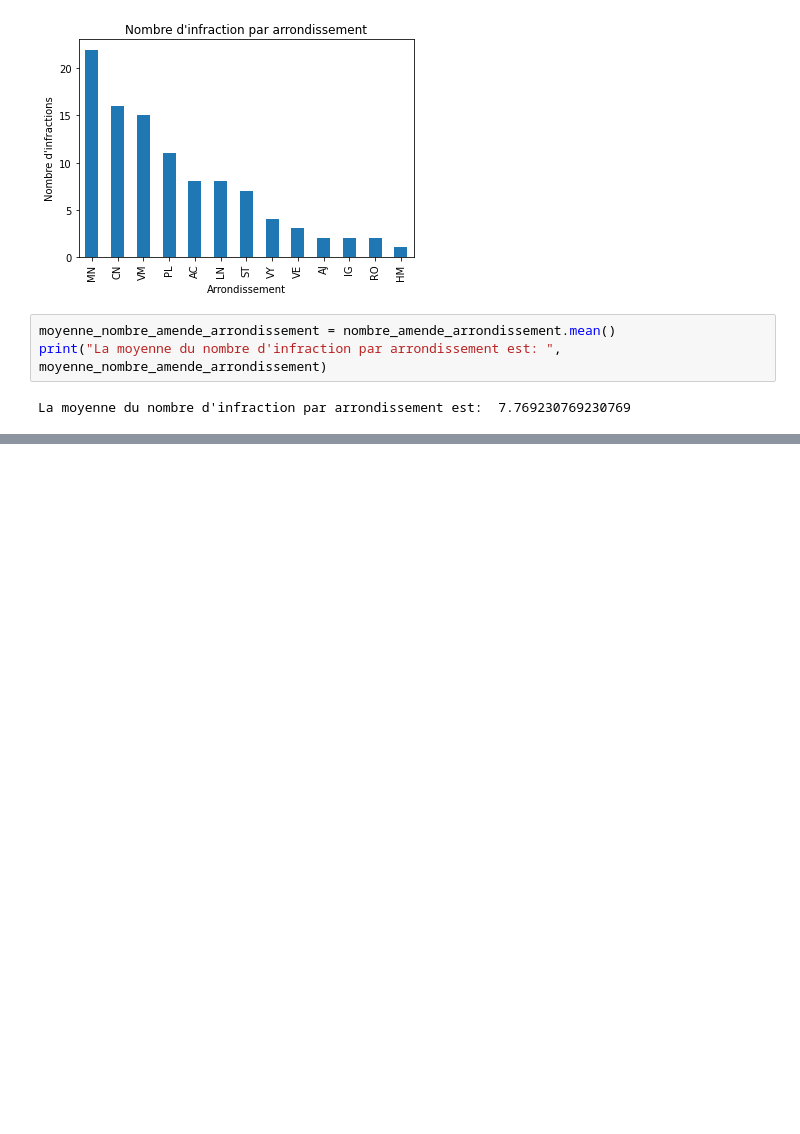
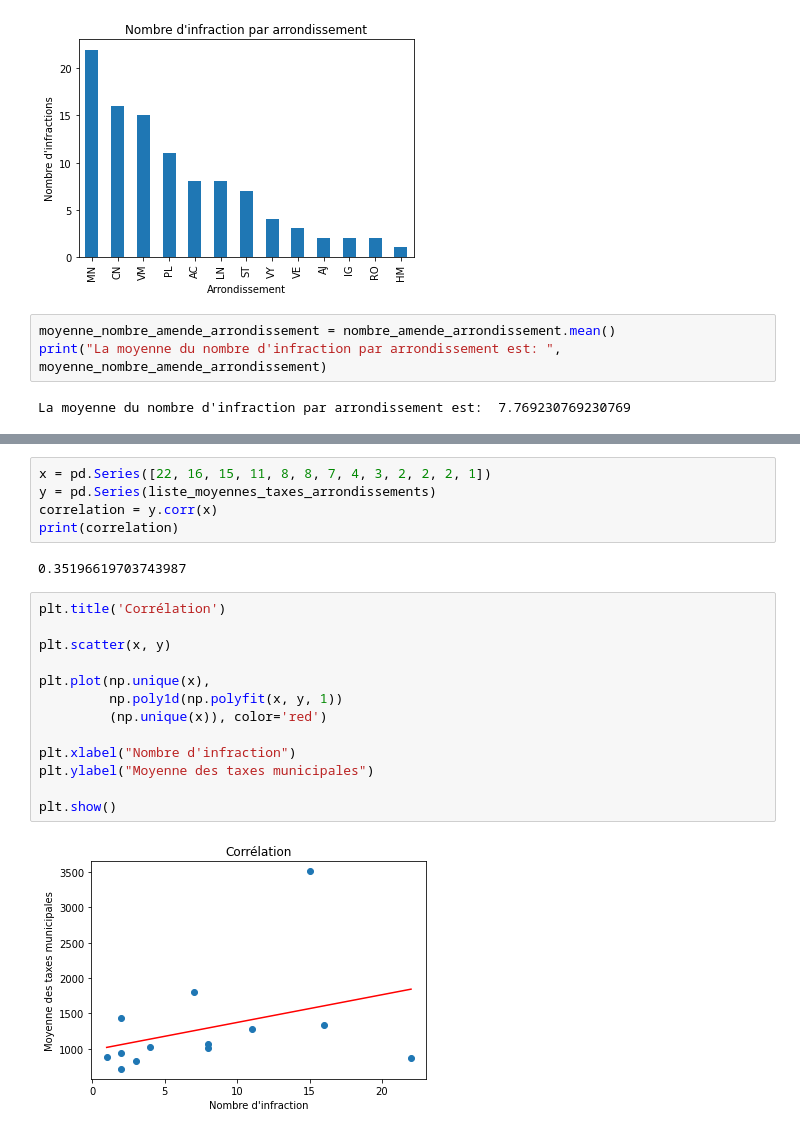
Before and after one commit to Alextbcorreia/GTA431, a Jupyter notebook: ProjetDeSessionGTA431.ipynb, the cells around one changed output, grey strips where cells are left out. Cells and saved outputs as stored; diff of their text form; blank space fills up the shorter version.

```diff
--- a/ProjetDeSessionGTA431.ipynb
+++ b/ProjetDeSessionGTA431.ipynb
@@ -214,0 +142,22 @@ La date la plus ancienne est:  2018-04-05 00:00:00  et la date la plus vieille e
+# %%
+x = pd.Series([22, 16, 15, 11, 8, 8, 7, 4, 3, 2, 2, 2, 1])
+y = pd.Series(liste_moyennes_taxes_arrondissements)
+correlation = y.corr(x)
+print(correlation)
+# %% [output]
+0.35196619703743987
+# %%
+plt.title('Corrélation')
+
+plt.scatter(x, y)
+
+plt.plot(np.unique(x),
+         np.poly1d(np.polyfit(x, y, 1))
+         (np.unique(x)), color='red')
+
+plt.xlabel("Nombre d'infraction")
+plt.ylabel("Moyenne des taxes municipales")
+
+plt.show()
+# %% [output]
+[figure, added]
```
Also changed, not shown: parts of 14 cells of this notebook.
